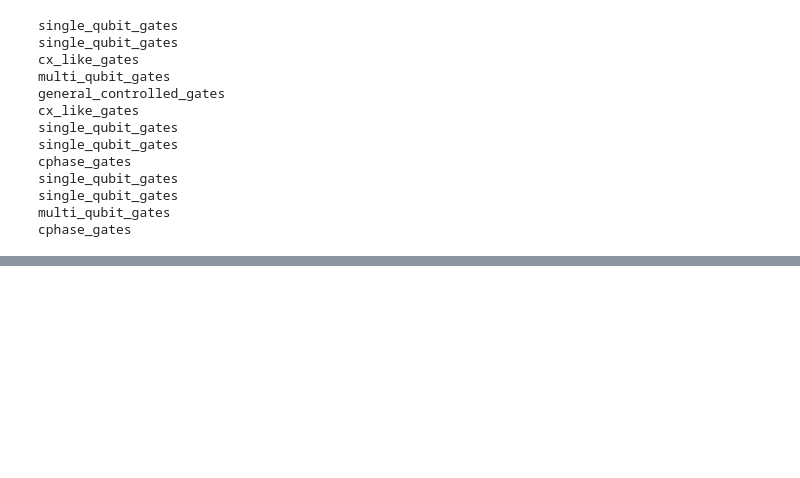
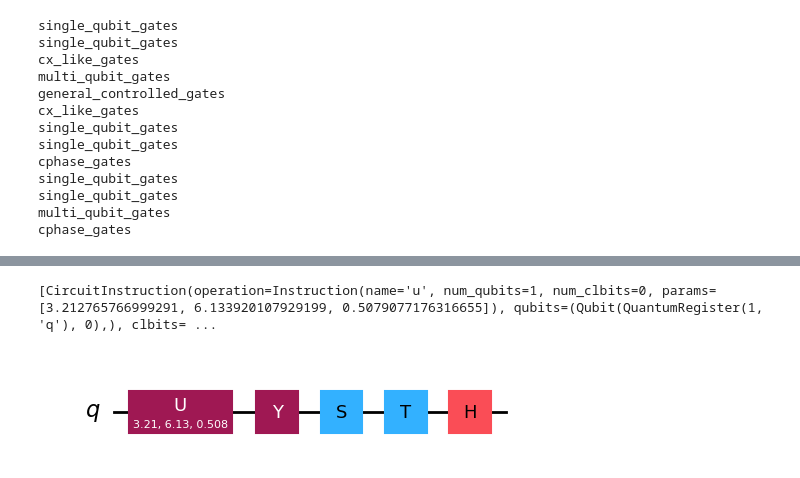
Before and after one commit to devdeliw/ManiQ, a Jupyter notebook: src/qiskit.ipynb, the cells around one changed output, grey strips where cells are left out. Saved outputs shown, nothing was run; the diff lists cells and outputs as text; code cells hidden in the pictures; blank space fills up the shorter version.

```diff
--- a/src/qiskit.ipynb
+++ b/src/qiskit.ipynb
@@ -78,0 +86,7 @@ cphase_gates
+# %%
+qc2 = random_circuit(1, depth = 2, seed = 4)
+print(qc2.data)
+qc2.draw('mpl')
+# %% [output]
+[CircuitInstruction(operation=Instruction(name='u', num_qubits=1, num_clbits=0, params=[3.212765766999291, 6.133920107929199, 0.5079077176316655]), qubits=(Qubit(QuantumRegister(1, 'q'), 0),), clbits= ...
+[figure, added]
```
Also changed, not shown: parts of 20 cells of this notebook, 44 other files.
